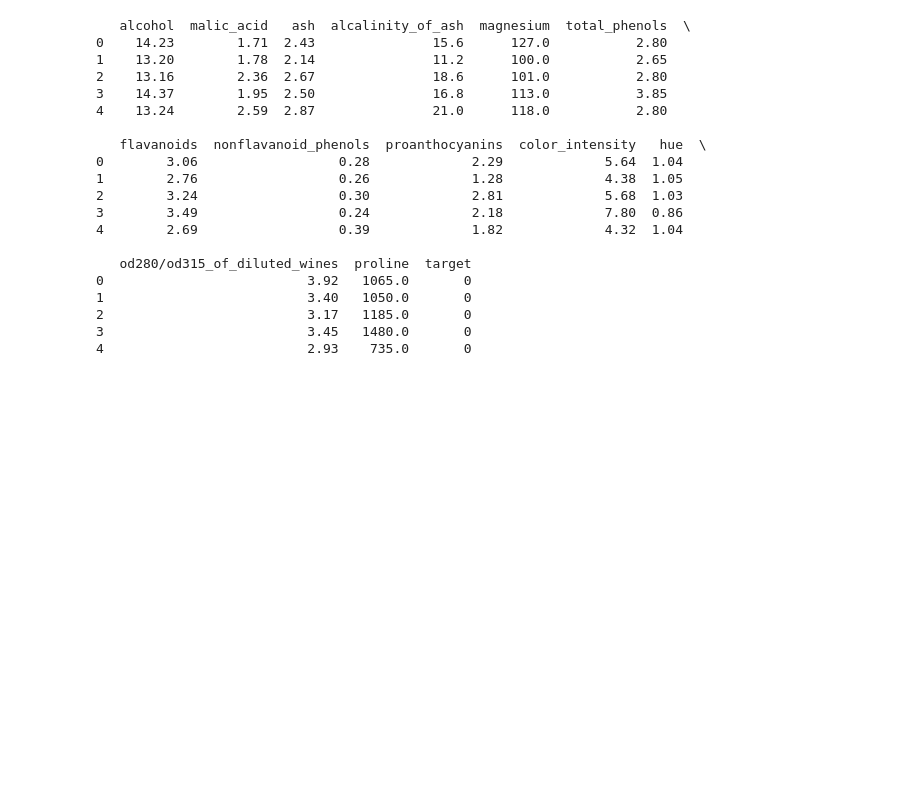
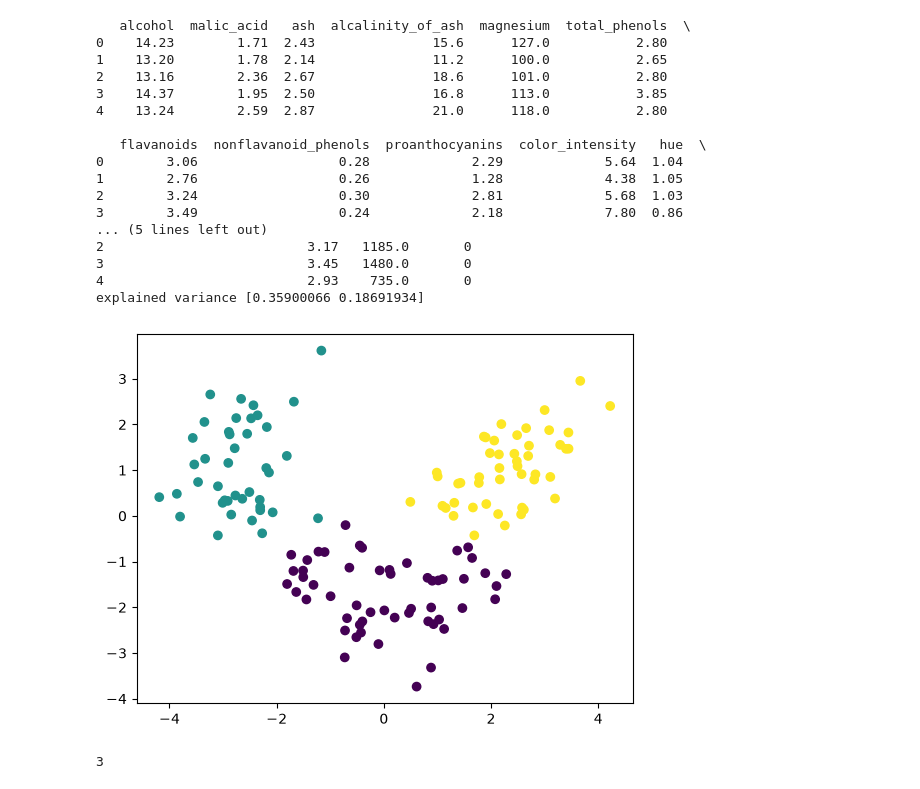
Before and after one commit to engineerharshitcodes/AI-ML-Practice, a Jupyter notebook: PracticeQuestions/Datasets/Titanic/Question5.ipynb, the cells around one changed output. Cells and saved outputs as stored; diff of their text form; code cells hidden in the pictures; blank space fills up the shorter version.

```diff
--- a/PracticeQuestions/Datasets/Titanic/Question5.ipynb
+++ b/PracticeQuestions/Datasets/Titanic/Question5.ipynb
@@ -1,29 +1,77 @@
 # %%
 #PCA
 from sklearn.datasets import load_wine
 from sklearn.preprocessing import StandardScaler
+from sklearn.model_selection import train_test_split
+from sklearn.decomposition import PCA
+import seaborn as sb
+import matplotlib.pyplot as plt
+from sklearn.cluster import KMeans
+from kneed import KneeLocator
+
 df=load_wine(as_frame=True).frame
 print(df.head())
 
+X = df.drop("target", axis=1)
+y=df["target"]
+
+X_train,X_test,y_train,y_test=train_test_split(
+    X,y,test_size=0.2,random_state=42
+)
 scaler=StandardScaler()
+X_train_scaled=scaler.fit_transform(X_train)
+X_test_scaled=scaler.transform(X_test)
+
+model=PCA(
+    n_components=2,
+    random_state=42
+)
+X_train_pca=model.fit_transform(X_train_scaled)
+X_test_pca=model.transform(X_test_scaled)
+
+print("explained variance",model.explained_variance_ratio_)
+wcss=[]
+for k in range(1,11):
+    kmeans=KMeans(
+        n_clusters=k,
+        random_state=42
+    )
+    kmeans.fit(X_train_pca)
+    wcss.append(kmeans.inertia_)
+k_values=range(1,11)
+knee=KneeLocator(
+    k_values,
+    wcss,
+    curve="convex",
+    direction="decreasing"
+)
+best_k=knee.elbow
+kmeans=KMeans(
+        n_clusters=best_k,
+        random_state=42
+    )
+labels=kmeans.fit_predict(X_train_pca)
+
+plt.scatter(X_train_pca[:, 0], X_train_pca[:, 1],c=labels)
+plt.show()
+print(df["target"].nunique()) #total unique values
 # %% [output]
    alcohol  malic_acid   ash  alcalinity_of_ash  magnesium  total_phenols  \
 0    14.23        1.71  2.43               15.6      127.0           2.80
 1    13.20        1.78  2.14               11.2      100.0           2.65
 2    13.16        2.36  2.67               18.6      101.0           2.80
 3    14.37        1.95  2.50               16.8      113.0           3.85
 4    13.24        2.59  2.87               21.0      118.0           2.80
 
    flavanoids  nonflavanoid_phenols  proanthocyanins  color_intensity   hue  \
 0        3.06                  0.28             2.29             5.64  1.04
 1        2.76                  0.26             1.28             4.38  1.05
 2        3.24                  0.30             2.81             5.68  1.03
 3        3.49                  0.24             2.18             7.80  0.86
-4        2.69                  0.39             1.82             4.32  1.04
-
-   od280/od315_of_diluted_wines  proline  target
-0                          3.92   1065.0       0
-1                          3.40   1050.0       0
+... (5 lines left out)
 2                          3.17   1185.0       0
 3                          3.45   1480.0       0
 4                          2.93    735.0       0
+explained variance [0.35900066 0.18691934]
+[figure, added]
+3
```
Also changed, not shown: parts of 1 cell of this notebook, 2 other files.
